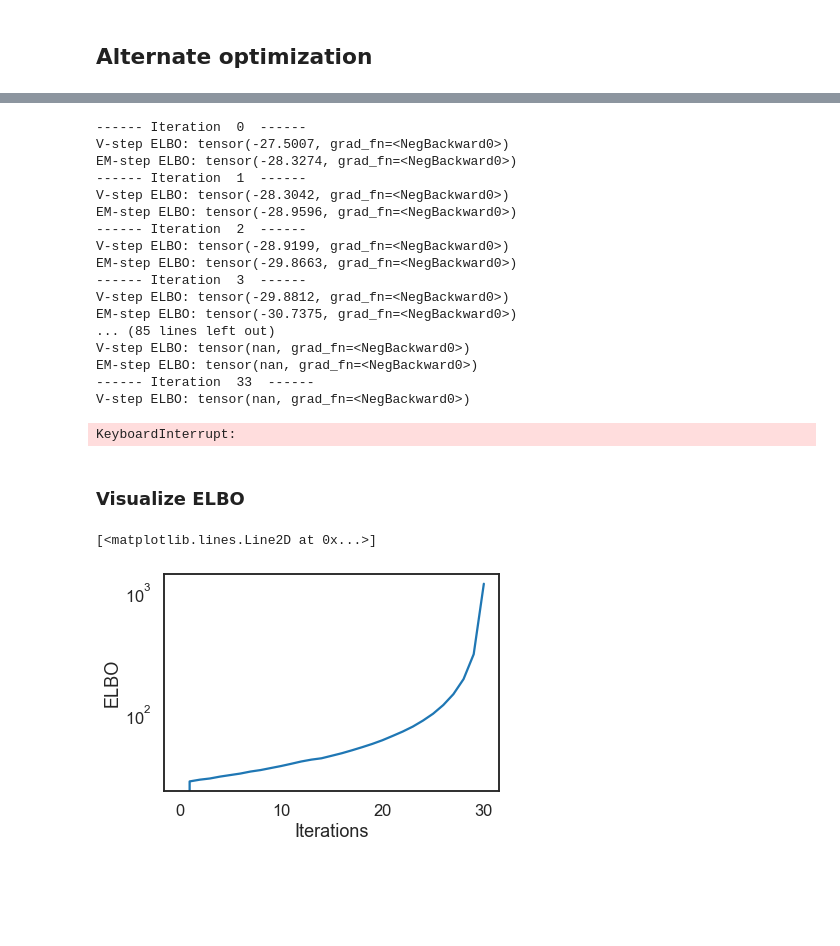
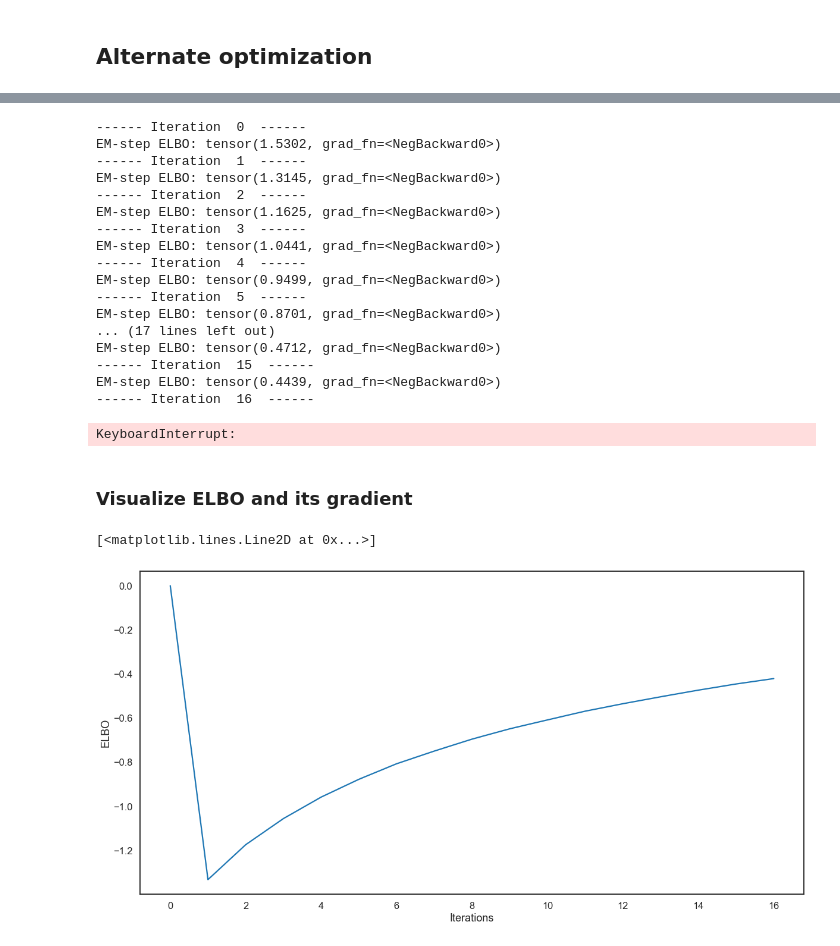
Before and after one commit to LinusBleistein/binary_ts, a Jupyter notebook: torch_structured_optim_softmax.ipynb, the cells around one changed output, grey strips where cells are left out. Drawn from its saved outputs; the diff is of its cells as text; code cells hidden in the pictures; blank space fills up the shorter version.

```diff
--- a/torch_structured_optim_softmax.ipynb
+++ b/torch_structured_optim_softmax.ipynb
@@ -693,8 +828,8 @@ N = 200
 true_A = 0.7*np.identity(d) + 0.1*np.random.randn(d,d)
 true_B = np.diag(np.random.uniform(low=-0.8,high=0.8,size=d))
 
-random_matrix = np.random.randn(d,d)
-true_sigma = 1/5*np.dot(random_matrix,random_matrix.T)
+small_noise = 1/2*np.random.randn(1)
+true_sigma = 2*np.identity(d) + small_noise*np.eye(d)[::-1]
 # %%
 sns.heatmap(true_A)
 plt.show()
@@ -889,36 +1043,36 @@ for k in np.arange(d):
 # %%
-bints.optimize(max_iter=2200,lr1=1e-6,lr2=3e-2)
+bints.optimize(max_iter=2200,it=10,lr1=1e-4,lr2=1e-2)
 # %% [output]
 ------ Iteration  0  ------
-V-step ELBO: tensor(-27.5007, grad_fn=<NegBackward0>)
-EM-step ELBO: tensor(-28.3274, grad_fn=<NegBackward0>)
+EM-step ELBO: tensor(1.5302, grad_fn=<NegBackward0>)
 ------ Iteration  1  ------
-V-step ELBO: tensor(-28.3042, grad_fn=<NegBackward0>)
-EM-step ELBO: tensor(-28.9596, grad_fn=<NegBackward0>)
+EM-step ELBO: tensor(1.3145, grad_fn=<NegBackward0>)
 ------ Iteration  2  ------
-V-step ELBO: tensor(-28.9199, grad_fn=<NegBackward0>)
-EM-step ELBO: tensor(-29.8663, grad_fn=<NegBackward0>)
+EM-step ELBO: tensor(1.1625, grad_fn=<NegBackward0>)
 ------ Iteration  3  ------
-V-step ELBO: tensor(-29.8812, grad_fn=<NegBackward0>)
-EM-step ELBO: tensor(-30.7375, grad_fn=<NegBackward0>)
-... (85 lines left out)
-V-step ELBO: tensor(nan, grad_fn=<NegBackward0>)
-EM-step ELBO: tensor(nan, grad_fn=<NegBackward0>)
------- Iteration  33  ------
-V-step ELBO: tensor(nan, grad_fn=<NegBackward0>)
+EM-step ELBO: tensor(1.0441, grad_fn=<NegBackward0>)
+------ Iteration  4  ------
+EM-step ELBO: tensor(0.9499, grad_fn=<NegBackward0>)
+------ Iteration  5  ------
+EM-step ELBO: tensor(0.8701, grad_fn=<NegBackward0>)
+... (17 lines left out)
+EM-step ELBO: tensor(0.4712, grad_fn=<NegBackward0>)
+------ Iteration  15  ------
+EM-step ELBO: tensor(0.4439, grad_fn=<NegBackward0>)
+------ Iteration  16  ------
 KeyboardInterrupt:
 # %% [markdown]
-### Visualize ELBO
+### Visualize ELBO and its gradient
 # %%
 elbo = bints.elbo_track
 elbo = elbo.detach().numpy()
-f,ax=plt.subplots()
+f,ax=plt.subplots(figsize=(20,10))
+
 ax.set_ylabel('ELBO')
 
 ax.set_xlabel('Iterations')
-ax.set_yscale('log')
-ax.plot(elbo[0:
-            ])
+#ax.set_yscale('log')
+ax.plot(elbo[0:])
 # %% [output]
 [<matplotlib.lines.Line2D at 0x...>]
-[figure, old version]
+[figure, new version]
```
Also changed, not shown: parts of 26 cells of this notebook.
